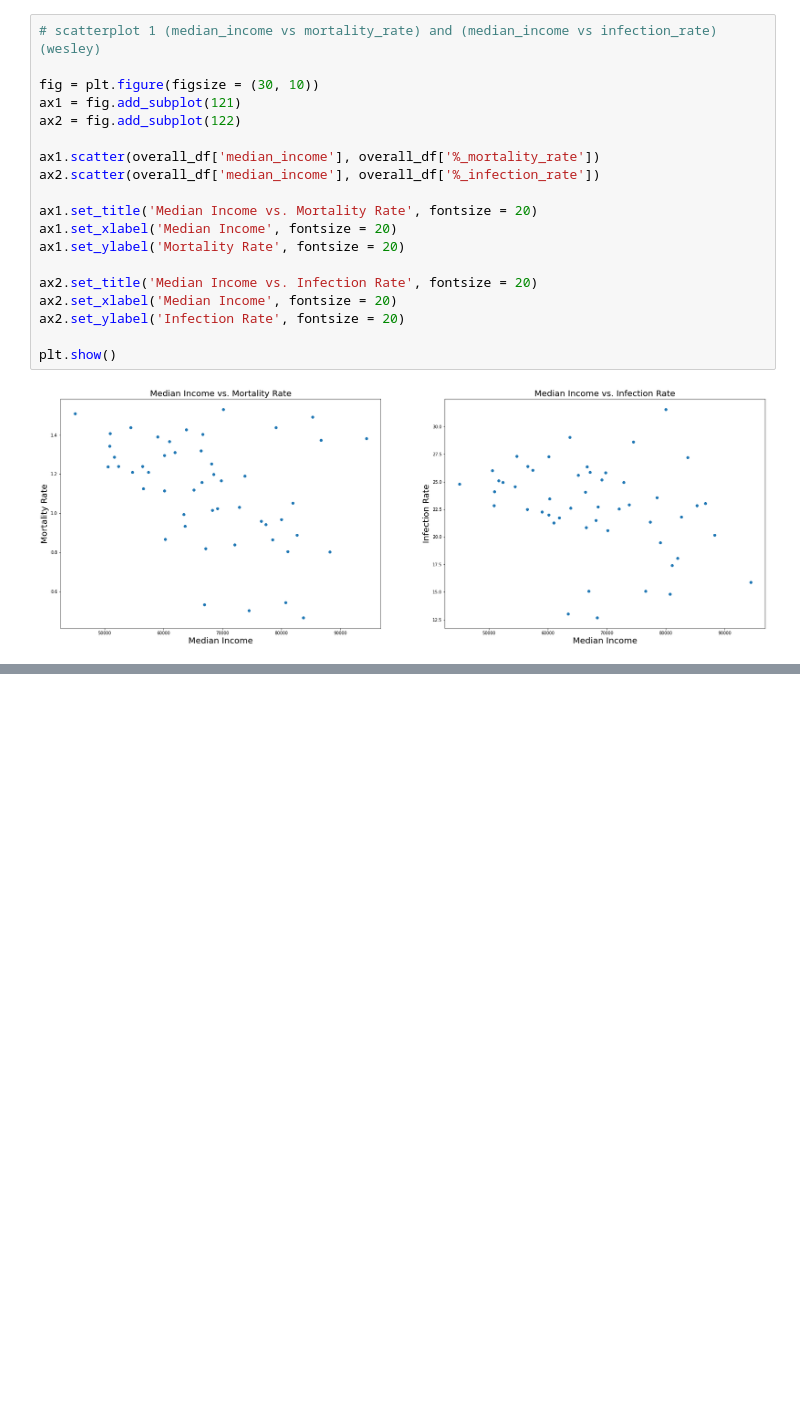
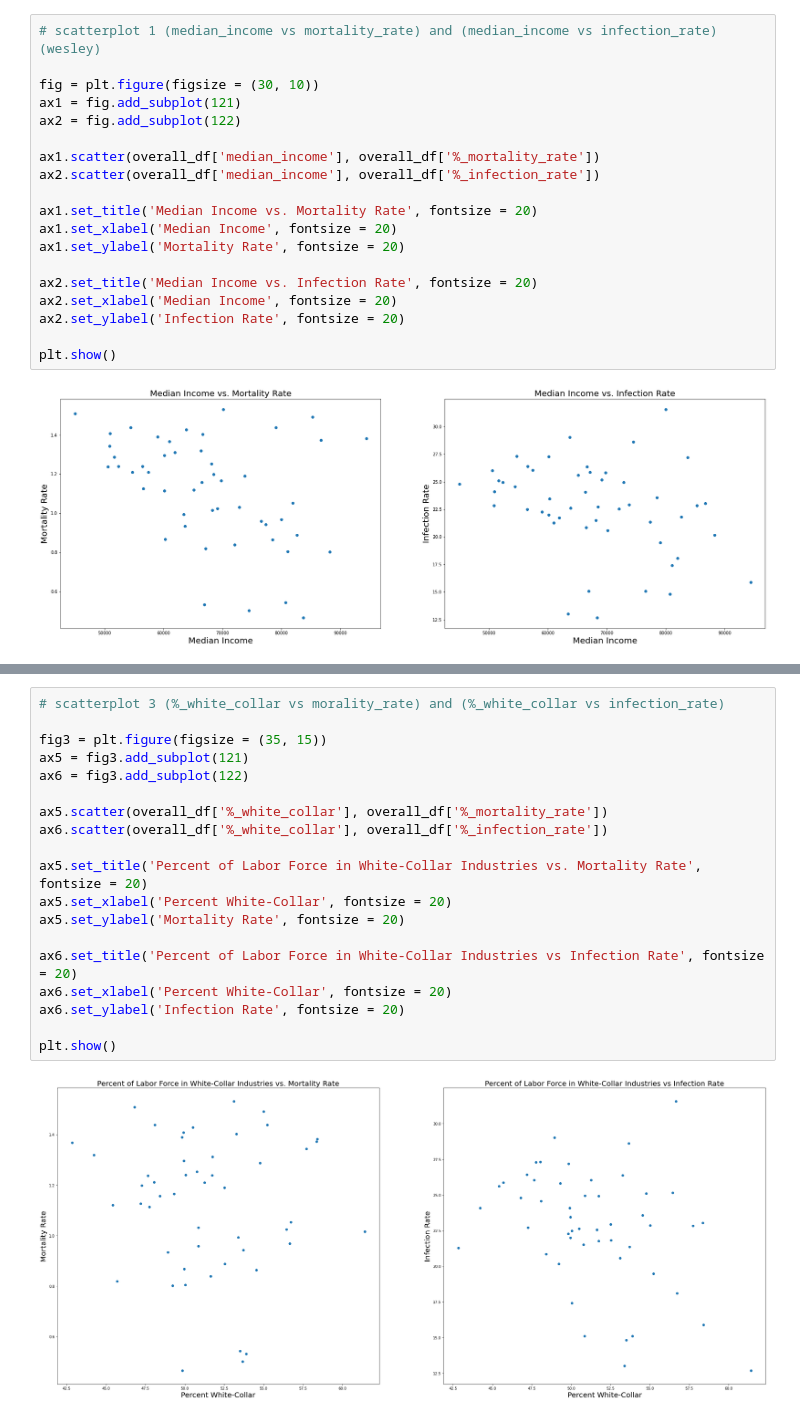
Before and after one commit to EthanLDot/COVID_Socioecon_DataScience_Project, a Jupyter notebook: EDACheckpointGroup029-Wi22.ipynb, the cells around one changed output, grey strips where cells are left out. Cells and saved outputs as stored; diff of their text form; blank space fills up the shorter version.

Commit message:
Scatterplot 3, revised var names in Scatterplot 2

```diff
--- a/EDACheckpointGroup029-Wi22.ipynb
+++ b/EDACheckpointGroup029-Wi22.ipynb
@@ -523,3 +548,24 @@ ax4.set_ylabel('Infection Rate', fontsize = 20)
 plt.show()
 # %% [output]
 [figure]
+# %%
+# scatterplot 3 (%_white_collar vs morality_rate) and (%_white_collar vs infection_rate)
+
+fig3 = plt.figure(figsize = (35, 15))
+ax5 = fig3.add_subplot(121)
+ax6 = fig3.add_subplot(122)
+
+ax5.scatter(overall_df['%_white_collar'], overall_df['%_mortality_rate'])
+ax6.scatter(overall_df['%_white_collar'], overall_df['%_infection_rate'])
+
+ax5.set_title('Percent of Labor Force in White-Collar Industries vs. Mortality Rate', fontsize = 20)
+ax5.set_xlabel('Percent White-Collar', fontsize = 20)
+ax5.set_ylabel('Mortality Rate', fontsize = 20)
+
+ax6.set_title('Percent of Labor Force in White-Collar Industries vs Infection Rate', fontsize = 20)
+ax6.set_xlabel('Percent White-Collar', fontsize = 20)
+ax6.set_ylabel('Infection Rate', fontsize = 20)
+
+plt.show()
+# %% [output]
+[figure, added]
```
Also changed, not shown: parts of 2 cells of this notebook.
